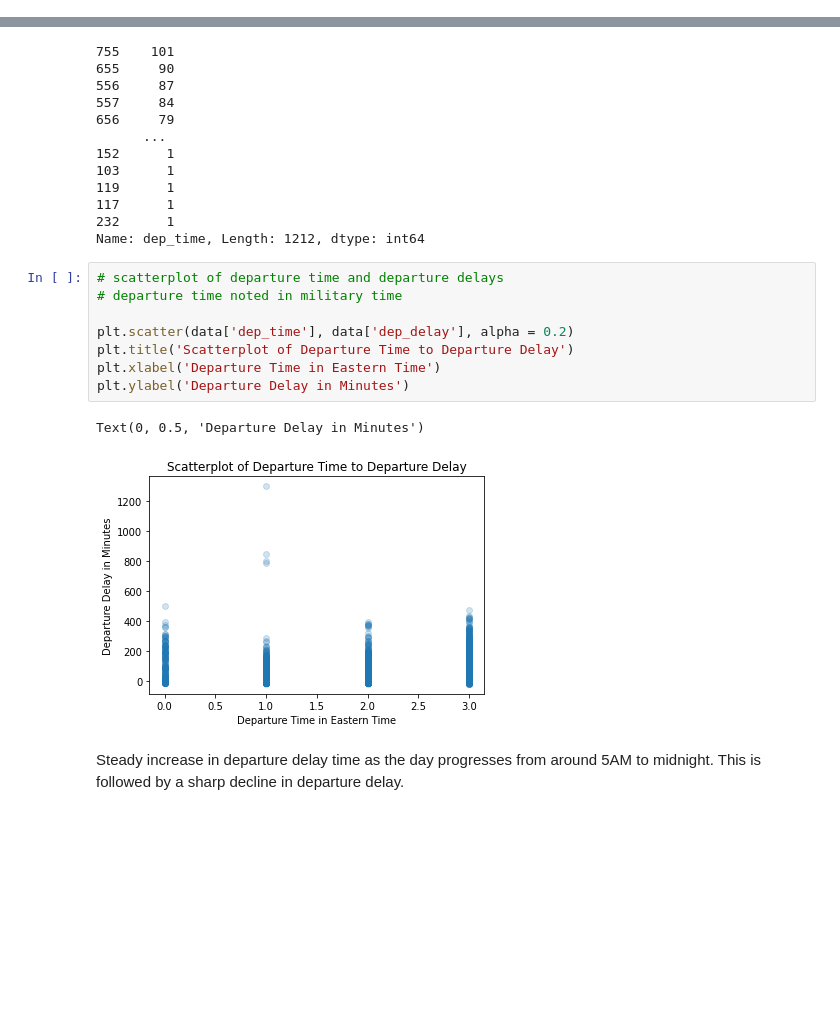
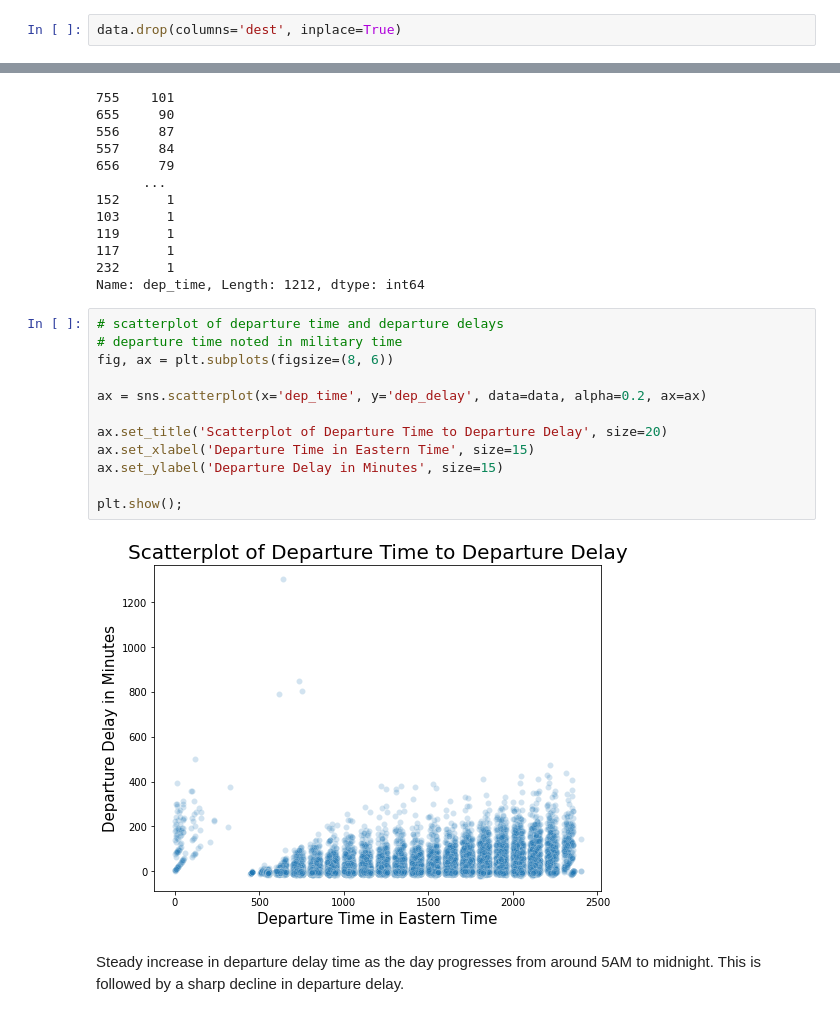
Before and after one commit to hsong1101/ADS-505-Project, a Jupyter notebook: ADS505_Group_Project.ipynb, the cells around one changed output, grey strips where cells are left out. Saved outputs shown, nothing was run; the diff lists cells and outputs as text; blank space fills up the shorter version.

```diff
--- a/ADS505_Group_Project.ipynb
+++ b/ADS505_Group_Project.ipynb
@@ -254,3 +300,5 @@ Name: dest, Length: 102, dtype: int64
+# %%
+data.drop(columns='dest', inplace=True)
 # %%
 fig, ax = plt.subplots(figsize=(8, 6))
 
@@ -393,14 +439,17 @@ Name: dep_time, Length: 1212, dtype: int64
 # %%
 # scatterplot of departure time and departure delays
 # departure time noted in military time
+fig, ax = plt.subplots(figsize=(8, 6))
 
-plt.scatter(data['dep_time'], data['dep_delay'], alpha = 0.2)
-plt.title('Scatterplot of Departure Time to Departure Delay')
-plt.xlabel('Departure Time in Eastern Time')
-plt.ylabel('Departure Delay in Minutes')
+ax = sns.scatterplot(x='dep_time', y='dep_delay', data=data, alpha=0.2, ax=ax)
+
+ax.set_title('Scatterplot of Departure Time to Departure Delay', size=20)
+ax.set_xlabel('Departure Time in Eastern Time', size=15)
+ax.set_ylabel('Departure Delay in Minutes', size=15)
+
+plt.show();
 # %% [output]
-Text(0, 0.5, 'Departure Delay in Minutes')
-[figure, old version]
+[figure, new version]
 # %% [markdown]
 Steady increase in departure delay time as the day progresses from around 5AM to midnight. This is followed by a sharp decline in departure delay.
 # %% [markdown]
```
Also changed, not shown: parts of 67 cells of this notebook.
